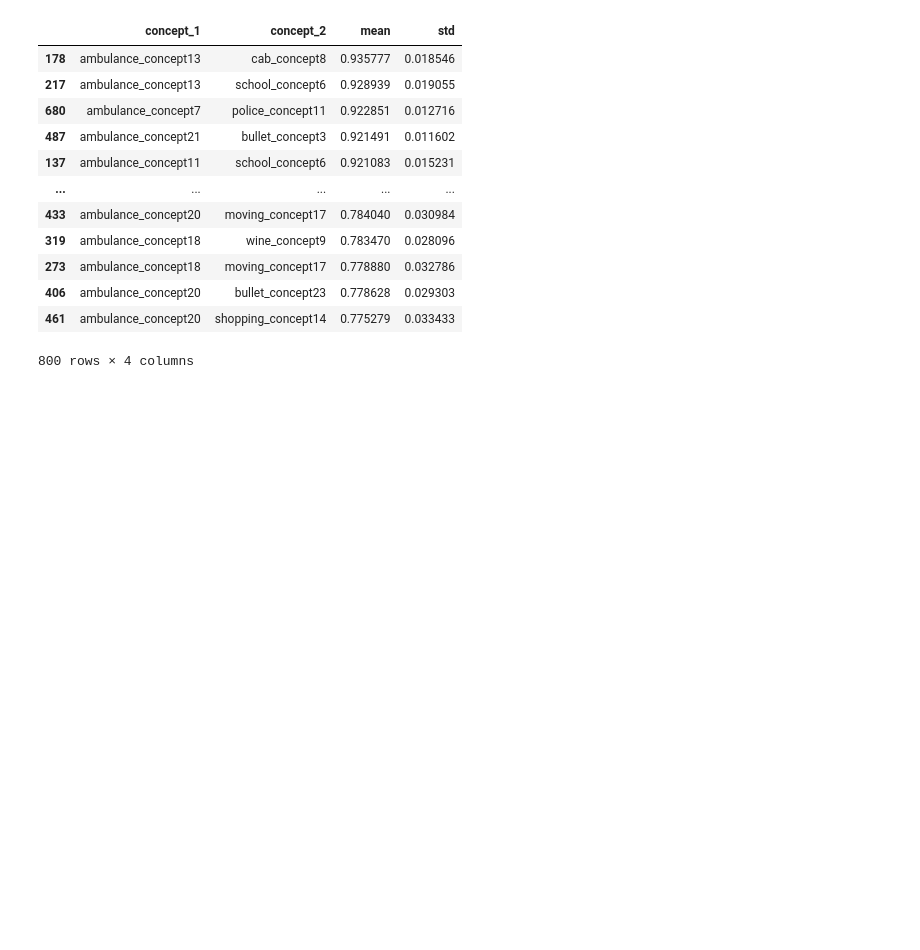
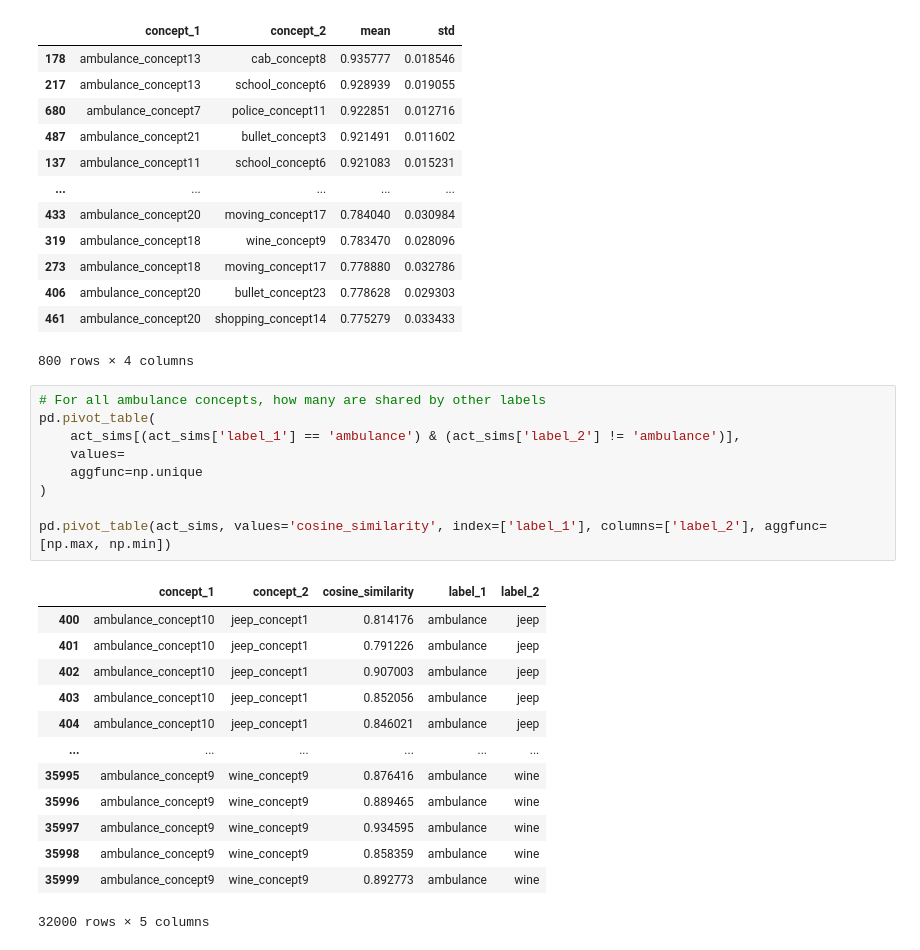
Before and after one commit to tpgmartin/inm363-individual-project, a Jupyter notebook: notebooks/Process Concept Activations Cosine Similarities.ipynb, the cells around one changed output. Saved outputs shown, nothing was run; the diff lists cells and outputs as text; blank space fills up the shorter version.

```diff
--- a/notebooks/Process Concept Activations Cosine Similarities.ipynb
+++ b/notebooks/Process Concept Activations Cosine Similarities.ipynb
@@ -202,3 +222,26 @@ act_sims[(act_sims['label_1'] == 'ambulance') & (act_sims['label_2'] != 'ambulan
 | 406 | ambulance_concept20 | bullet_concept23 | 0.778628 | 0.029303 |
 | 461 | ambulance_concept20 | shopping_concept14 | 0.775279 | 0.033433 |
 800 rows × 4 columns
+# %%
+# For all ambulance concepts, how many are shared by other labels
+pd.pivot_table(
+    act_sims[(act_sims['label_1'] == 'ambulance') & (act_sims['label_2'] != 'ambulance')],
+    values=
+    aggfunc=np.unique
+)
+
+pd.pivot_table(act_sims, values='cosine_similarity', index=['label_1'], columns=['label_2'], aggfunc=[np.max, np.min])
+# %% [output]
+|  | concept_1 | concept_2 | cosine_similarity | label_1 | label_2 |
+| 400 | ambulance_concept10 | jeep_concept1 | 0.814176 | ambulance | jeep |
+| 401 | ambulance_concept10 | jeep_concept1 | 0.791226 | ambulance | jeep |
+| 402 | ambulance_concept10 | jeep_concept1 | 0.907003 | ambulance | jeep |
+| 403 | ambulance_concept10 | jeep_concept1 | 0.852056 | ambulance | jeep |
+| 404 | ambulance_concept10 | jeep_concept1 | 0.846021 | ambulance | jeep |
+| ... | ... | ... | ... | ... | ... |
+| 35995 | ambulance_concept9 | wine_concept9 | 0.876416 | ambulance | wine |
+| 35996 | ambulance_concept9 | wine_concept9 | 0.889465 | ambulance | wine |
+| 35997 | ambulance_concept9 | wine_concept9 | 0.934595 | ambulance | wine |
+| 35998 | ambulance_concept9 | wine_concept9 | 0.858359 | ambulance | wine |
+| 35999 | ambulance_concept9 | wine_concept9 | 0.892773 | ambulance | wine |
+32000 rows × 5 columns
```
Also changed, not shown: parts of 9 cells of this notebook, 1 other file.
